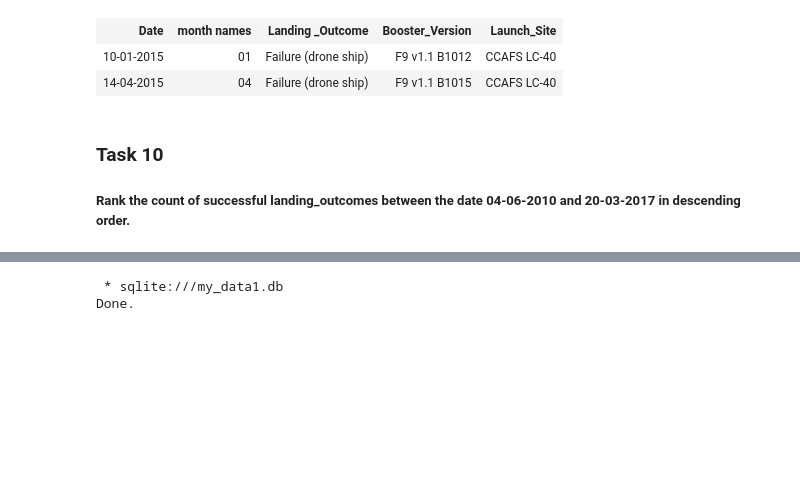
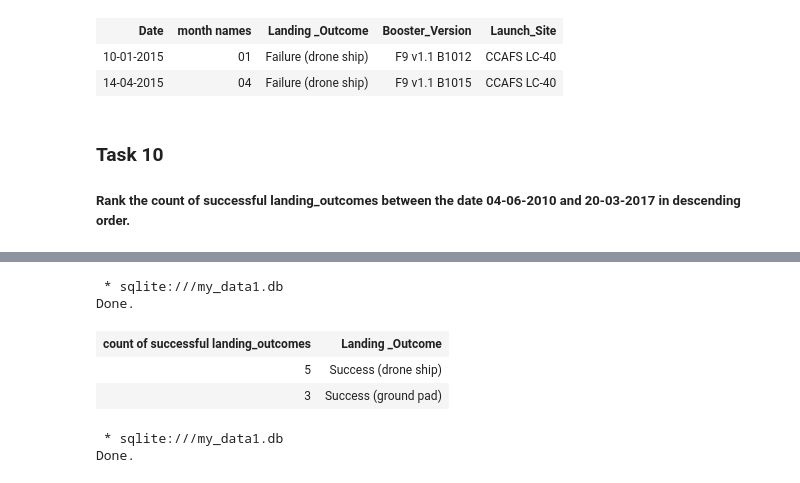
Before and after one commit to honzapetr/IBM-Data-Science-Professional-Certificate, a Jupyter notebook: Applied Data Science Capstone Project/4_jupyter-labs-eda-sql-coursera_sqllite.ipynb, the cells around one changed output, grey strips where cells are left out. Saved outputs shown, nothing was run; the diff lists cells and outputs as text; code cells hidden in the pictures; blank space fills up the shorter version.

```diff
--- a/Applied Data Science Capstone Project/4_jupyter-labs-eda-sql-coursera_sqllite.ipynb
+++ b/Applied Data Science Capstone Project/4_jupyter-labs-eda-sql-coursera_sqllite.ipynb
@@ -332,3 +307,17 @@ Done.
+# %%
+%%sql
+SELECT
+count(*) as "count of successful landing_outcomes", "Landing _Outcome" FROM SPACEXTBL
+WHERE "Landing _Outcome" LIKE '%Success%'AND ( substr(Date,7,4)||substr(Date, 4, 2)||substr(Date, 1, 2)
+between '20100604' and '20170320')
+group by "Landing _Outcome"
+ORDER BY "count of successful landing_outcomes" DESC
+# %% [output]
+ * sqlite:///my_data1.db
+Done.
+| count of successful landing_outcomes | Landing _Outcome |
+| 5 | Success (drone ship) |
+| 3 | Success (ground pad) |
 # %%
 %%sql
 PRAGMA table_info(SPACEXTBL);
```
Also changed, not shown: parts of 6 cells of this notebook, 2 other files.
